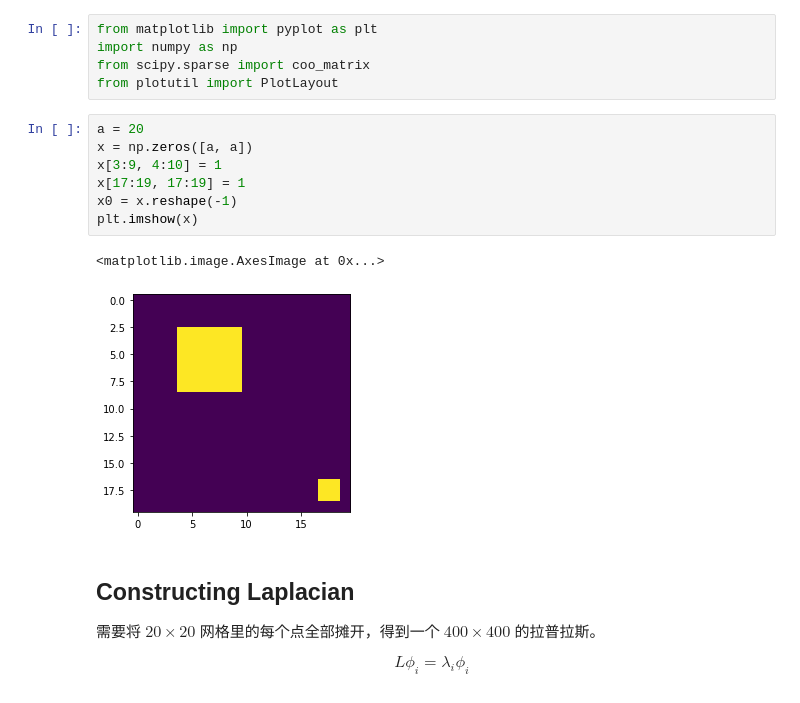
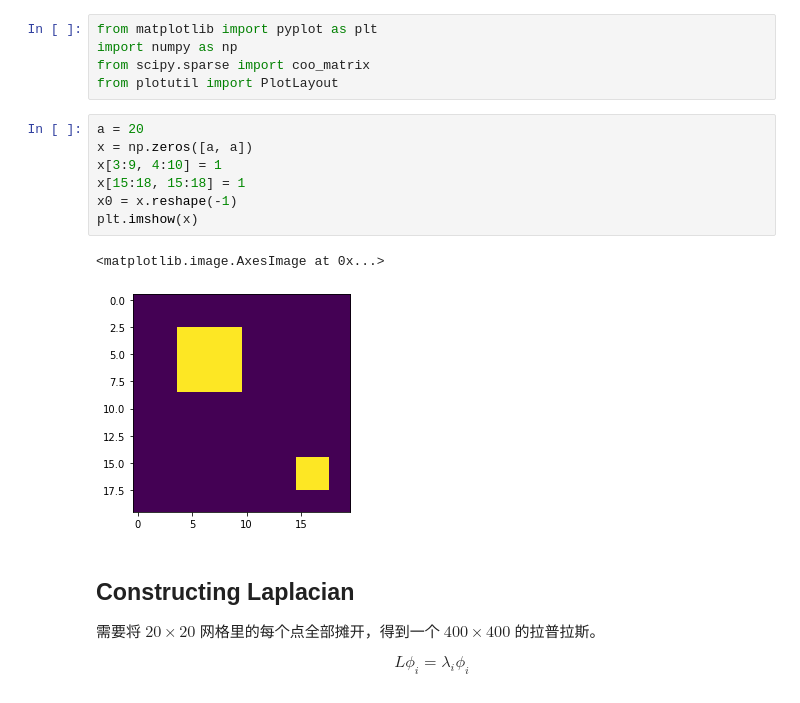
Before and after one commit to dugu9sword/mlvis, a Jupyter notebook: heat_kernel_signature.ipynb, the cells around one changed output. Saved outputs shown, nothing was run; the diff lists cells and outputs as text.

```diff
--- a/heat_kernel_signature.ipynb
+++ b/heat_kernel_signature.ipynb
@@ -6,13 +6,13 @@ from plotutil import PlotLayout
 # %%
 a = 20
 x = np.zeros([a, a])
 x[3:9, 4:10] = 1
-x[17:19, 17:19] = 1
+x[15:18, 15:18] = 1
 x0 = x.reshape(-1)
 plt.imshow(x)
 # %% [output]
 <matplotlib.image.AxesImage at 0x...>
-[figure, old version]
+[figure, new version]
 # %% [markdown]
 ## Constructing Laplacian
 
```
Also changed, not shown: parts of 3 cells of this notebook.
